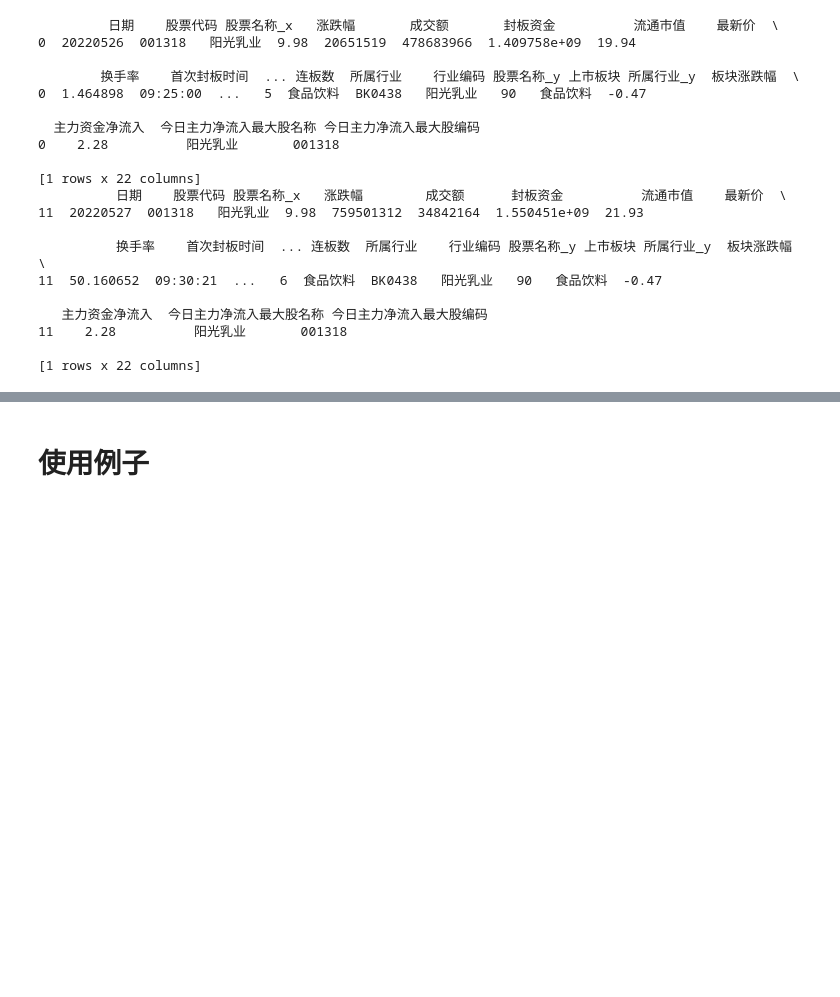
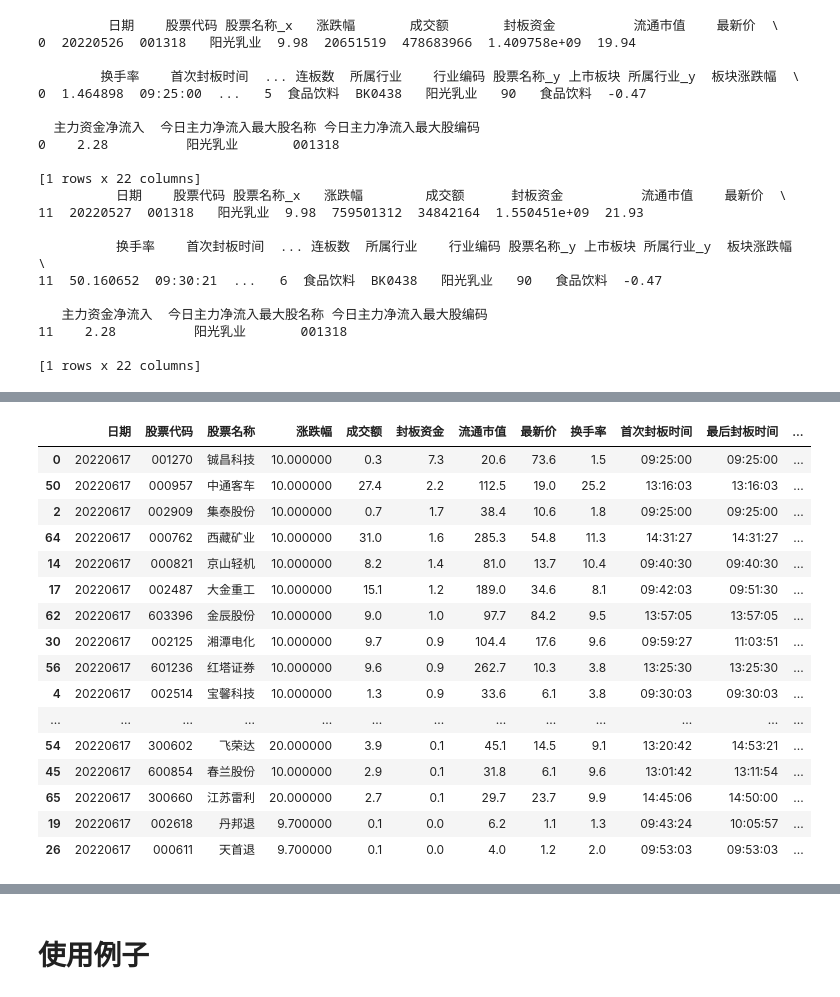
Before and after one commit to ifcheung2012/industryleader, a Jupyter notebook: stock.ipynb, the cells around one changed output, grey strips where cells are left out. Drawn from its saved outputs; the diff is of its cells as text; code cells hidden in the pictures; blank space fills up the shorter version.

```diff
--- a/stock.ipynb
+++ b/stock.ipynb
@@ -382,30 +383,82 @@ urllib3.disable_warnings()
 
 df_stock_block = get_stocks_block()
 # %%
+from dataclasses import replace
 from datetime import datetime
+from pydoc import describe
 import pandas as pd
 from pandas import DataFrame
+from sqlalchemy import true
 from get_stock_limit import get_stock_dbs_daily , get_stock_limitup_daily
 from part_analysis import get_part_analysis_blocklbs,get_part_analysis_lbs_promotion
-
+from output_style_format import to_excel_auto_column_weight
 import urllib3
 
 dt1,dt2,dt3,dt4,dt5='20220527','20220530','20220531','20220601','20220602'
 urllib3.disable_warnings()
-df1 = get_part_analysis_lbs_promotion(df_stock_block,dt1)
-df2 = get_part_analysis_lbs_promotion(df_stock_block,dt2)
-df3 = get_part_analysis_lbs_promotion(df_stock_block,dt3)
-df4 = get_part_analysis_lbs_promotion(df_stock_block,dt4)
-df5 = get_part_analysis_lbs_promotion(df_stock_block,dt5)
+# df1 = get_part_analysis_lbs_promotion(df_stock_block,dt1)
+# df2 = get_part_analysis_lbs_promotion(df_stock_block,dt2)
+# df3 = get_part_analysis_lbs_promotion(df_stock_block,dt3)
+# df4 = get_part_analysis_lbs_promotion(df_stock_block,dt4)
+# df5 = get_part_analysis_lbs_promotion(df_stock_block,dt5)
 
-df_lbs = get_stock_limitup_daily(1,dt5)
-dfr = df_lbs.loc[(df_lbs['连板数']==1)]
+# df_stock_block
 
-with pd.ExcelWriter('~/Downloads/lianban'+'20220602'+'.xlsx') as writer:
-    df1.to_excel(writer,sheet_name='连板行情'+dt1)
-    df2.to_excel(writer,sheet_name='连板行情'+dt2)
-    df3.to_excel(writer,sheet_name='连板行情'+dt3)
-    df4.to_excel(writer,sheet_name='连板行情'+dt4)
-    df5.to_excel(writer,sheet_name='连板行情'+dt5)
-    dfr.to_excel(writer,sheet_name='当日首板'+dt5)
+
+
+# df_lbs = get_stock_limitup_daily(1,dt5)
+# dfr = df_lbs.loc[(df_lbs['连板数']==1)]
+
+# with pd.ExcelWriter('~/Downloads/涨停行情'+'20220602'+'.xlsx',engine='openpyxl') as writer:
+#     # df1.to_excel(writer,sheet_name='连板行情'+dt1)
+#     # df2.to_excel(writer,sheet_name='连板行情'+dt2)
+#     # df3.to_excel(writer,sheet_name='连板行情'+dt3)
+#     # df4.to_excel(writer,sheet_name='连板行情'+dt4)
+#     df5.to_excel(writer,sheet_name='连板行情'+dt5)
+#     to_excel_auto_column_weight(dfr,writer,'首板'+dt5)
+
+# dfr['lb20220602'].astype(int)
+
+
+# writer.save()
 # df_lbs = get_part_analysis_blocklbs(df_stock_block,dt5)
+def highlight_max(s):
+    is_max = s == s.max()
+    return ['background-color:yellow' if v else '' for v in is_max]
+
+df_limitup = get_stock_limitup_daily(1,'20220617').sort_values(by=['连板数'],ascending=False)
+df_limitup['成交额'] = df_limitup['成交额']/100000000
+df_limitup['封板资金'] = df_limitup['封板资金']/100000000
+df_limitup['流通市值'] = df_limitup['流通市值']/100000000
+df_limitup['封成比'] = df_limitup['封板资金'] / df_limitup['成交额']
+df = df_limitup.round(1)
+df = df.sort_values(by=['封板资金','成交额'],ascending=False)
+
+
+import numpy as np
+from openpyxl.utils import get_column_letter
+import seaborn as sns
+cm =  sns.light_palette('green',as_cmap=True)
+
+def color_negative_red(val):
+    color = 'red' if val < 2 else 'yellow'
+    return 'color: %s' % color
+
+def makepretty(styler):
+    styler.background_gradient(cmap=cm,subset=['流通市值','成交额','封板资金','最新价','换手率','连板数','炸板次数','封成比'])
+
+    styler.applymap(color_negative_red,subset=['封板资金'])
+    # styler.bar(subset=['封板资金','成交额'],color='#FFA500')
+    styler.set_caption("Confusion matrix for multiple cancer prediction models.")\
+    .set_table_styles([{
+        'selector': 'caption',
+        'props': 'caption-side: bottom; font-size:1.25em;'
+        }], overwrite=False)
+    styler.format({'成交额':'{:0}','封板资金':'{:0}','流通市值':'{:0}','最新价':'{:0}','换手率':'{:0}','封成比':'{:.1%}'})
+    return styler
+
+df.style.pipe(makepretty)
+
+# with pd.ExcelWriter('~/Downloads/连板行情'+'20220617-8'+'.xlsx',engine='openpyxl') as writer:
+#     df.style.pipe(makepretty).to_excel(writer,sheet_name='连板行情',engine='openpyxl')
+# %% [output]
@@ -411,0 +466,17 @@ with pd.ExcelWriter('~/Downloads/lianban'+'20220602'+'.xlsx') as writer:
+|  | 日期 | 股票代码 | 股票名称 | 涨跌幅 | 成交额 | 封板资金 | 流通市值 | 最新价 | 换手率 | 首次封板时间 | 最后封板时间 | ... |
+| 0 | 20220617 | 001270 | 铖昌科技 | 10.000000 | 0.3 | 7.3 | 20.6 | 73.6 | 1.5 | 09:25:00 | 09:25:00 | ... |
+| 50 | 20220617 | 000957 | 中通客车 | 10.000000 | 27.4 | 2.2 | 112.5 | 19.0 | 25.2 | 13:16:03 | 13:16:03 | ... |
+| 2 | 20220617 | 002909 | 集泰股份 | 10.000000 | 0.7 | 1.7 | 38.4 | 10.6 | 1.8 | 09:25:00 | 09:25:00 | ... |
+| 64 | 20220617 | 000762 | 西藏矿业 | 10.000000 | 31.0 | 1.6 | 285.3 | 54.8 | 11.3 | 14:31:27 | 14:31:27 | ... |
+| 14 | 20220617 | 000821 | 京山轻机 | 10.000000 | 8.2 | 1.4 | 81.0 | 13.7 | 10.4 | 09:40:30 | 09:40:30 | ... |
+| 17 | 20220617 | 002487 | 大金重工 | 10.000000 | 15.1 | 1.2 | 189.0 | 34.6 | 8.1 | 09:42:03 | 09:51:30 | ... |
+| 62 | 20220617 | 603396 | 金辰股份 | 10.000000 | 9.0 | 1.0 | 97.7 | 84.2 | 9.5 | 13:57:05 | 13:57:05 | ... |
+| 30 | 20220617 | 002125 | 湘潭电化 | 10.000000 | 9.7 | 0.9 | 104.4 | 17.6 | 9.6 | 09:59:27 | 11:03:51 | ... |
+| 56 | 20220617 | 601236 | 红塔证券 | 10.000000 | 9.6 | 0.9 | 262.7 | 10.3 | 3.8 | 13:25:30 | 13:25:30 | ... |
+| 4 | 20220617 | 002514 | 宝馨科技 | 10.000000 | 1.3 | 0.9 | 33.6 | 6.1 | 3.8 | 09:30:03 | 09:30:03 | ... |
+| ... | ... | ... | ... | ... | ... | ... | ... | ... | ... | ... | ... | ... |
+| 54 | 20220617 | 300602 | 飞荣达 | 20.000000 | 3.9 | 0.1 | 45.1 | 14.5 | 9.1 | 13:20:42 | 14:53:21 | ... |
+| 45 | 20220617 | 600854 | 春兰股份 | 10.000000 | 2.9 | 0.1 | 31.8 | 6.1 | 9.6 | 13:01:42 | 13:11:54 | ... |
+| 65 | 20220617 | 300660 | 江苏雷利 | 20.000000 | 2.7 | 0.1 | 29.7 | 23.7 | 9.9 | 14:45:06 | 14:50:00 | ... |
+| 19 | 20220617 | 002618 | 丹邦退 | 9.700000 | 0.1 | 0.0 | 6.2 | 1.1 | 1.3 | 09:43:24 | 10:05:57 | ... |
+| 26 | 20220617 | 000611 | 天首退 | 9.700000 | 0.1 | 0.0 | 4.0 | 1.2 | 2.0 | 09:53:03 | 09:53:03 | ... |
```
Also changed, not shown: parts of 4 cells of this notebook, 10 other files.
